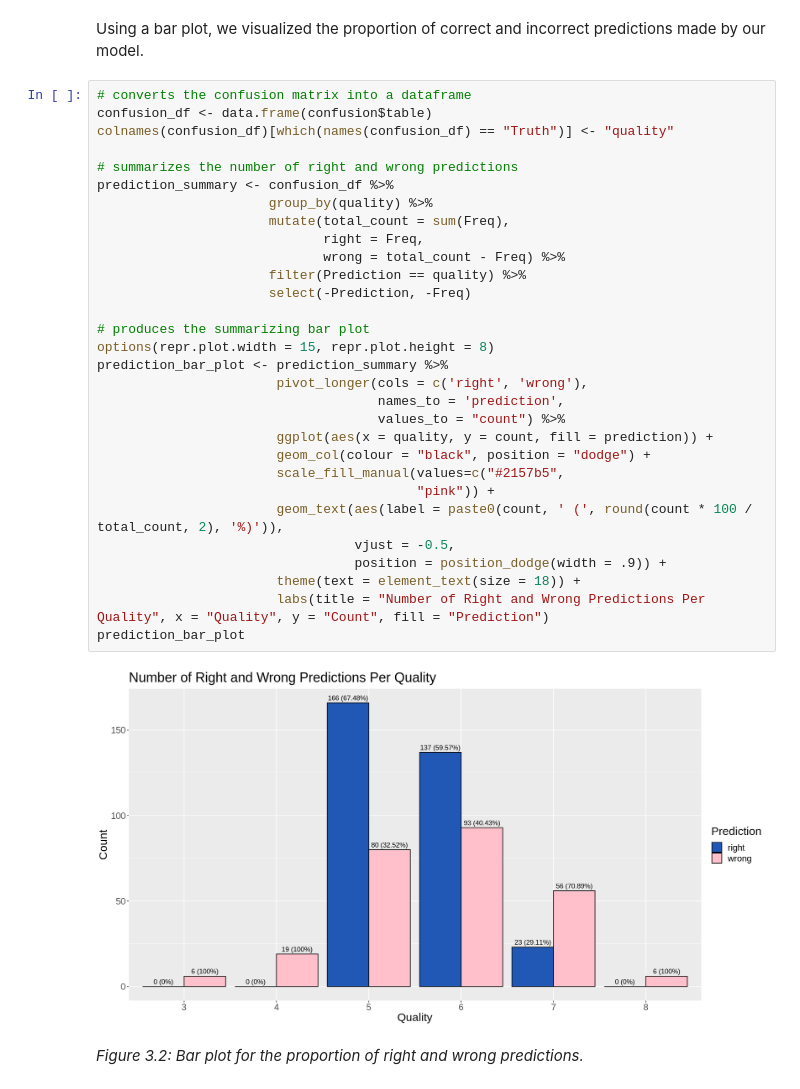
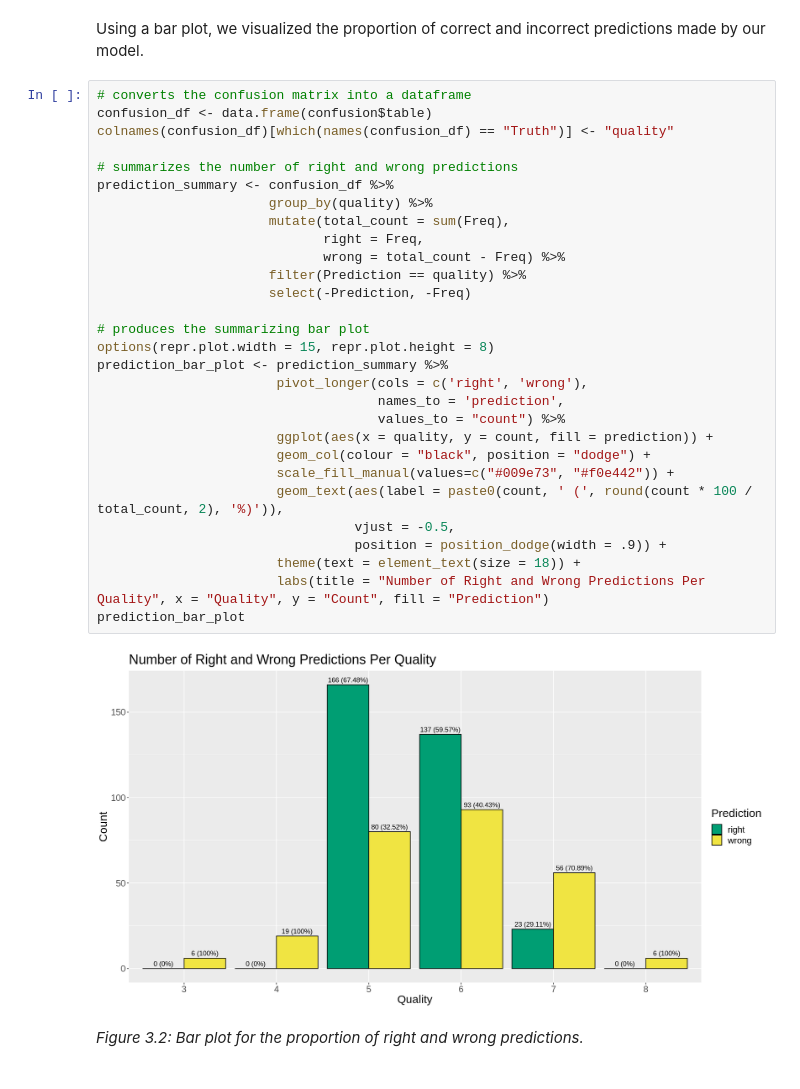
Before and after one commit to jon-chow/DSCI100-WineQualityAnalysis, a Jupyter notebook: FinalReport.ipynb, the cells around one changed output. Cells and saved outputs as stored; diff of their text form.

Commit message:
change colour palette for bar graph

```diff
--- a/FinalReport.ipynb
+++ b/FinalReport.ipynb
@@ -801,35 +801,34 @@ Using a bar plot, we visualized the proportion of correct and incorrect predicti
 # %%
 # converts the confusion matrix into a dataframe
 confusion_df <- data.frame(confusion$table)
 colnames(confusion_df)[which(names(confusion_df) == "Truth")] <- "quality"
 
 # summarizes the number of right and wrong predictions
 prediction_summary <- confusion_df %>%
                       group_by(quality) %>%
                       mutate(total_count = sum(Freq),
                              right = Freq,
                              wrong = total_count - Freq) %>%
                       filter(Prediction == quality) %>%
                       select(-Prediction, -Freq)
 
 # produces the summarizing bar plot
 options(repr.plot.width = 15, repr.plot.height = 8)
 prediction_bar_plot <- prediction_summary %>%
                        pivot_longer(cols = c('right', 'wrong'),
                                     names_to = 'prediction',
                                     values_to = "count") %>%
                        ggplot(aes(x = quality, y = count, fill = prediction)) +
                        geom_col(colour = "black", position = "dodge") +
-                       scale_fill_manual(values=c("#2157b5",
-                                         "pink")) +
+                       scale_fill_manual(values=c("#009e73", "#f0e442")) +
                        geom_text(aes(label = paste0(count, ' (', round(count * 100 / total_count, 2), '%)')),
                                  vjust = -0.5,
                                  position = position_dodge(width = .9)) +
                        theme(text = element_text(size = 18)) +
                        labs(title = "Number of Right and Wrong Predictions Per Quality", x = "Quality", y = "Count", fill = "Prediction")
 prediction_bar_plot
 # %% [output]
-[figure, old version]
+[figure, new version]
 # %% [markdown]
 *Figure 3.2: Bar plot for the proportion of right and wrong predictions.*
 # %%
```
Also changed, not shown: parts of 1 cell of this notebook.
